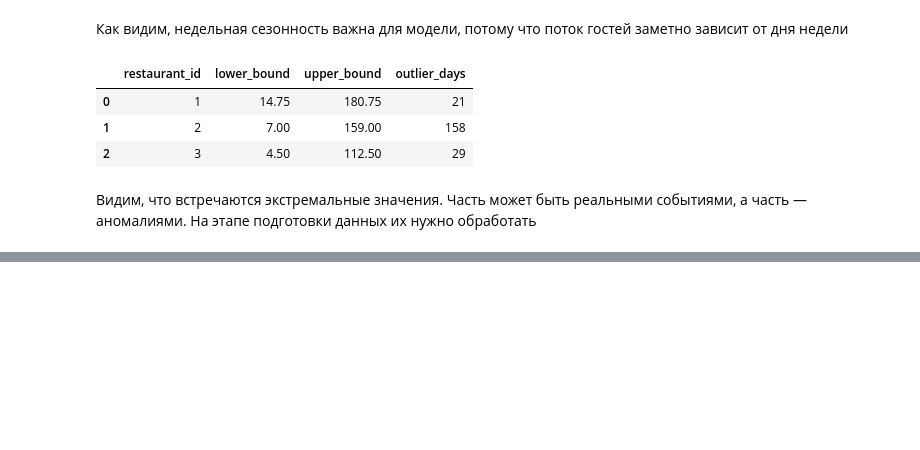
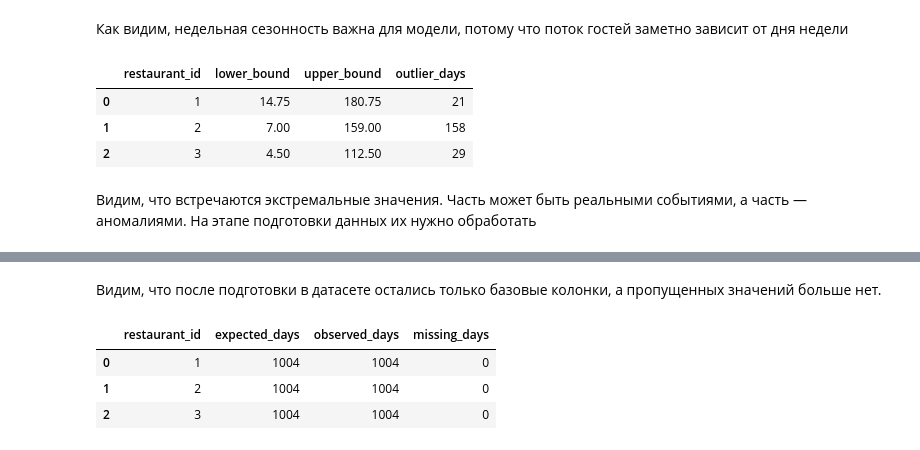
Before and after one commit to NoidHuma/guest-predictor, a Jupyter notebook: notebooks/01_eda.ipynb, the cells around one changed output, grey strips where cells are left out. Saved outputs shown, nothing was run; the diff lists cells and outputs as text; code cells hidden in the pictures; blank space fills up the shorter version.

```diff
--- a/notebooks/01_eda.ipynb
+++ b/notebooks/01_eda.ipynb
@@ -282,0 +322,26 @@ outliers
+# %% [markdown]
+Видим, что после подготовки в датасете остались только базовые колонки, а пропущенных значений больше нет.
+# %%
+processed_calendar_check = []
+
+for restaurant_id, group in processed.groupby("restaurant_id"):
+    full_dates = pd.date_range(group["date"].min(), group["date"].max(), freq="D")
+    observed_dates = pd.Index(group["date"])
+    missing_dates = full_dates.difference(observed_dates)
+
+    processed_calendar_check.append(
+        {
+            "restaurant_id": restaurant_id,
+            "expected_days": len(full_dates),
+            "observed_days": len(group),
+            "missing_days": len(missing_dates),
+        }
+    )
+
+processed_calendar_check = pd.DataFrame(processed_calendar_check)
+processed_calendar_check
+# %% [output]
+|  | restaurant_id | expected_days | observed_days | missing_days |
+| 0 | 1 | 1004 | 1004 | 0 |
+| 1 | 2 | 1004 | 1004 | 0 |
+| 2 | 3 | 1004 | 1004 | 0 |
```
Also changed, not shown: parts of 13 cells of this notebook.
